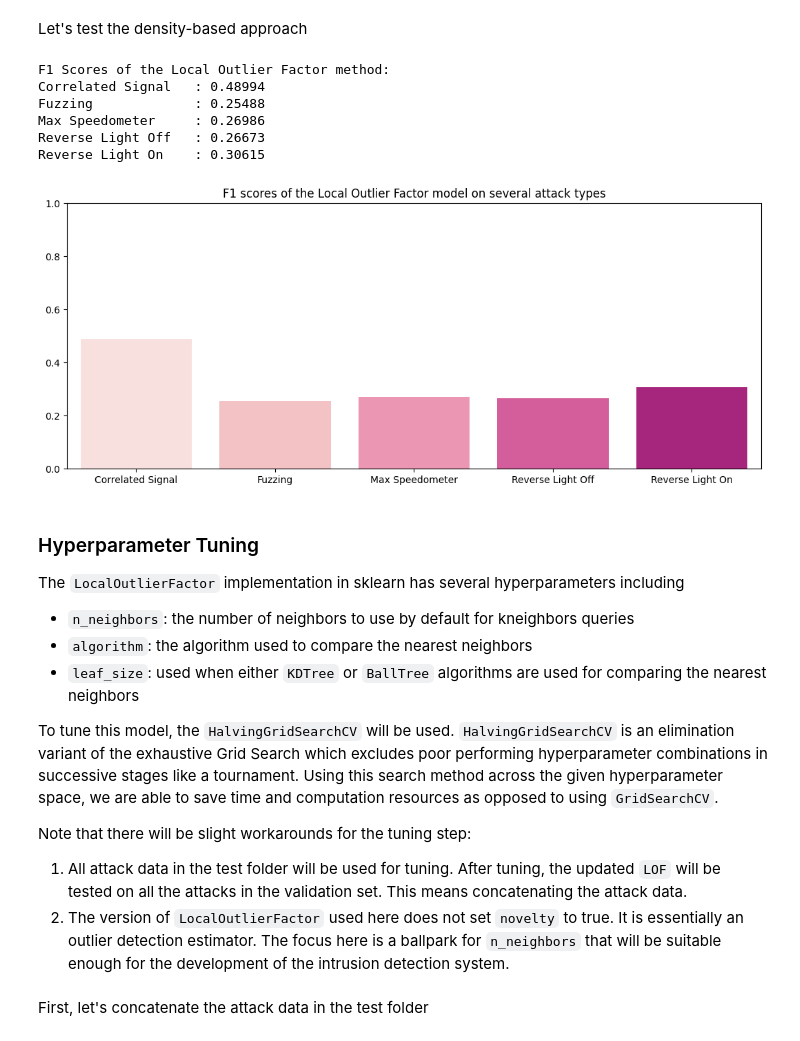
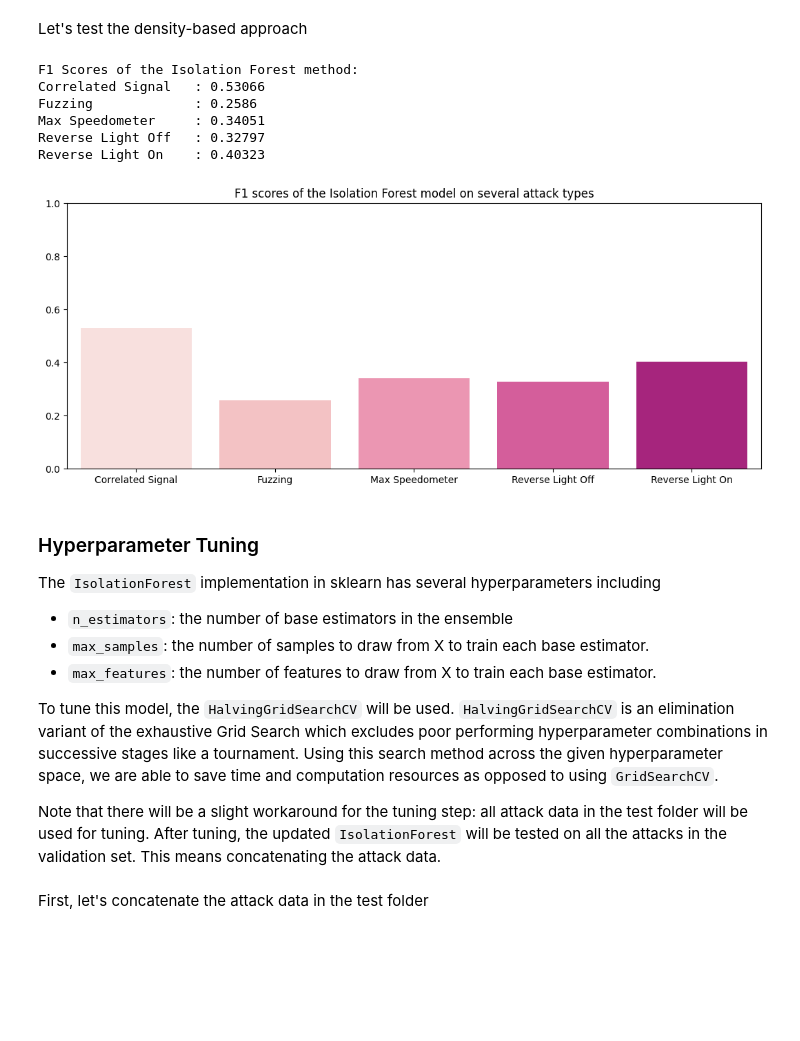
Before and after one commit to akin-oladejo/can-anomaly-detection-v2, a Jupyter notebook: notebooks/2_Attack_Detection.ipynb, the cells around one changed output. Saved outputs shown, nothing was run; the diff lists cells and outputs as text; code cells hidden in the pictures; blank space fills up the shorter version.

Commit message:
fix: replace Local Outlier Factor method with Isolation Forest

```diff
--- a/notebooks/2_Attack_Detection.ipynb
+++ b/notebooks/2_Attack_Detection.ipynb
@@ -625,22 +613,20 @@ The LOF algorithm is a density-based outlier detection algorithm. This means tha
 # %%
-class LOFactor():
-    def __init__(self, n_neighbors=None):
-        # store f1 scores for visualization later
-        self.attack_f1 = dict()
-        self.model = (LocalOutlierFactor(n_neighbors=n_neighbors, novelty=True)
-                        if n_neighbors else
-                      LocalOutlierFactor(novelty=True))
-        self.model_name_ = 'Local Outlier Factor'
+class IsoForest(IsolationForest):
+    def __init__(self, **kwargs):
+        super().__init__(**kwargs)
+        self.attack_f1 = dict() # store f1 scores for visualization later
+        # self.model = IsolationForest(**kwargs) if kwargs else IsolationForest()
+        self.model_name_ = 'Isolation Forest'
 
     def fit(self, train_X):
         print("\nStarting training")
-        self.model.fit(train_X)
+        super().fit(train_X)
         print('Training complete')
 
     def detect_anomalies(self, test_X, label, attack_name, print_report=True, return_preds=False):
         # contam = label.sum()/label.shape[0] # get the fraction of anomalies
         # make predictions and print classification
-        preds = self.model.predict(test_X)
+        preds = super().predict(test_X)
         preds = np.where(preds==1, 0, 1) # transform predictions using {-1:1, 1:0}
         if print_report:
             print(f'Performance of the {self.model_name_} approach on {attack_name}:')
@@ -661,35 +647,33 @@ Note that the predictions of the model had to be transformed using the mapping {
 # %%
-lof = LOFactor()
-lof.fit(road_test.train) # fit model
+isof = IsoForest()
+isof.fit(road_test.train) # fit model
 # %% [output]
 Starting training
 Training complete
 # %% [markdown]
 Let's test the density-based approach
 # %%
-test_method(model=lof,
+test_method(model=isof,
               dset=road_test,
               print_report=False)
 # %% [output]
-F1 Scores of the Local Outlier Factor method:
-Correlated Signal   : 0.48994
-Fuzzing             : 0.25488
-Max Speedometer     : 0.26986
-Reverse Light Off   : 0.26673
-Reverse Light On    : 0.30615
+F1 Scores of the Isolation Forest method:
+Correlated Signal   : 0.53066
+Fuzzing             : 0.2586
+Max Speedometer     : 0.34051
+Reverse Light Off   : 0.32797
+Reverse Light On    : 0.40323
-[figure, old version]
+[figure, new version]
 # %% [markdown]
 ### Hyperparameter Tuning
-The `LocalOutlierFactor` implementation in sklearn has several hyperparameters including
-- `n_neighbors`: the number of neighbors to use by default for kneighbors queries
-- `algorithm`: the algorithm used to compare the nearest neighbors
-- `leaf_size`: used when either `KDTree` or `BallTree` algorithms are used for comparing the nearest neighbors
+The `IsolationForest` implementation in sklearn has several hyperparameters including
+- `n_estimators`: the number of base estimators in the ensemble
+- `max_samples`: the number of samples to draw from X to train each base estimator.
+- `max_features`: the number of features to draw from X to train each base estimator.
 
 To tune this model, the `HalvingGridSearchCV` will be used. `HalvingGridSearchCV` is an elimination variant of the exhaustive Grid Search which excludes poor performing hyperparameter combinations in successive stages like a tournament. Using this search method across the given hyperparameter space, we are able to save time and computation resources as opposed to using `GridSearchCV`.
 
-Note that there will be slight workarounds for the tuning step:
-1. All attack data in the test folder will be used for tuning. After tuning, the updated `LOF` will be tested on all the attacks in the validation set. This means concatenating the attack data.
-2. The version of `LocalOutlierFactor` used here does not set `novelty` to true. It is essentially an outlier detection estimator. The focus here is a ballpark for `n_neighbors` that will be suitable enough for the development of the intrusion detection system.
+Note that there will be a slight workaround for the tuning step: all attack data in the test folder will be used for tuning. After tuning, the updated `IsolationForest` will be tested on all the attacks in the validation set. This means concatenating the attack data.
 # %% [markdown]
 First, let's concatenate the attack data in the test folder
 # %%
```
Also changed, not shown: parts of 22 cells of this notebook.
